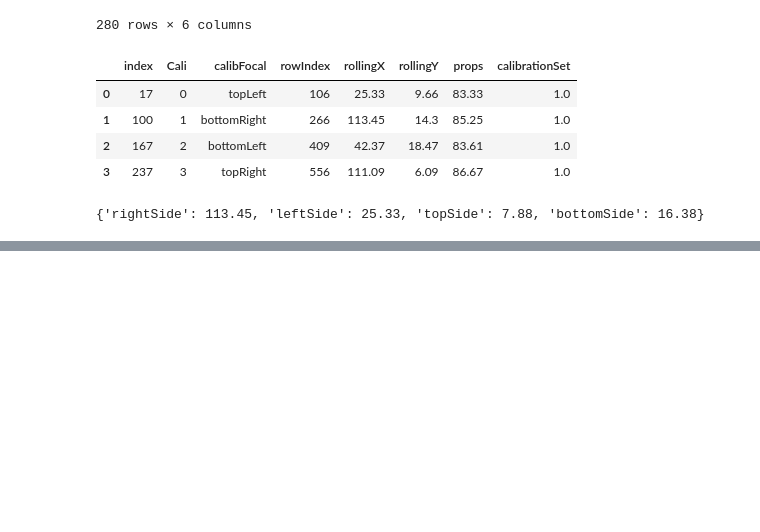
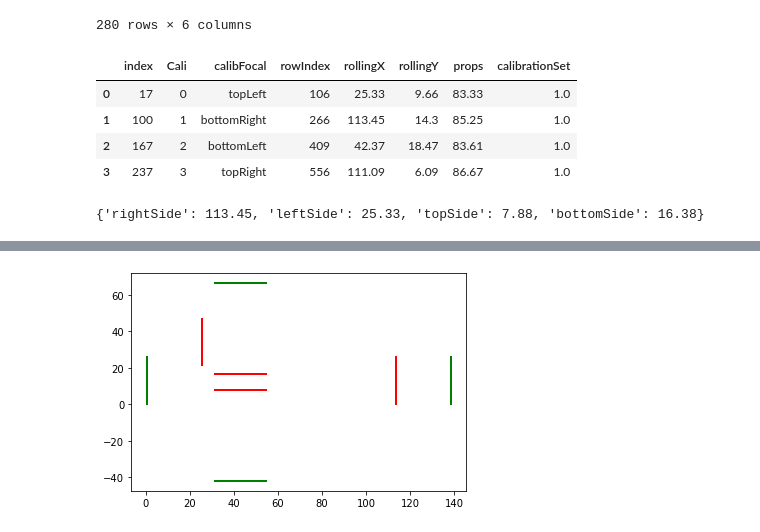
Before and after one commit to tianchu-shu/NWMSS, a Jupyter notebook: gaze.ipynb, the cells around one changed output, grey strips where cells are left out. Cells and saved outputs as stored; diff of their text form; code cells hidden in the pictures; blank space fills up the shorter version.

```diff
--- a/gaze.ipynb
+++ b/gaze.ipynb
@@ -308,0 +488,18 @@ ss
+# %%
+import matplotlib.pyplot as plt
+# CREATING A BOUNDING BOX
+#top
+plt.axhline(y=7.88, xmin=0.25, xmax=0.402, linewidth=2, color = 'r')
+plt.axhline(y=-42, xmin=0.25, xmax=0.402, linewidth=2, color = 'g')
+# BOTTOM HORIZONTAL
+plt.axhline(y=16.38, xmin=0.25, xmax=0.402, linewidth=2, color = 'r')
+plt.axhline(y=66.38, xmin=0.25, xmax=0.402, linewidth=2, color = 'g')
+# RIGHT VERTICAL
+plt.axvline(x=113.45, ymin=0.4, ymax = 0.615, linewidth=2, color='r')
+plt.axvline(x=138.45, ymin=0.4, ymax = 0.615, linewidth=2, color='g')
+# LEFT VERTICAL
+plt.axvline(x=25.33, ymin=0.58, ymax = 0.79, linewidth=2, color='r')
+plt.axvline(x=0.33, ymin=0.4, ymax = 0.615, linewidth=2, color='g')
+plt.show()
+# %% [output]
+[figure, added]
```
Also changed, not shown: parts of 23 cells of this notebook.
